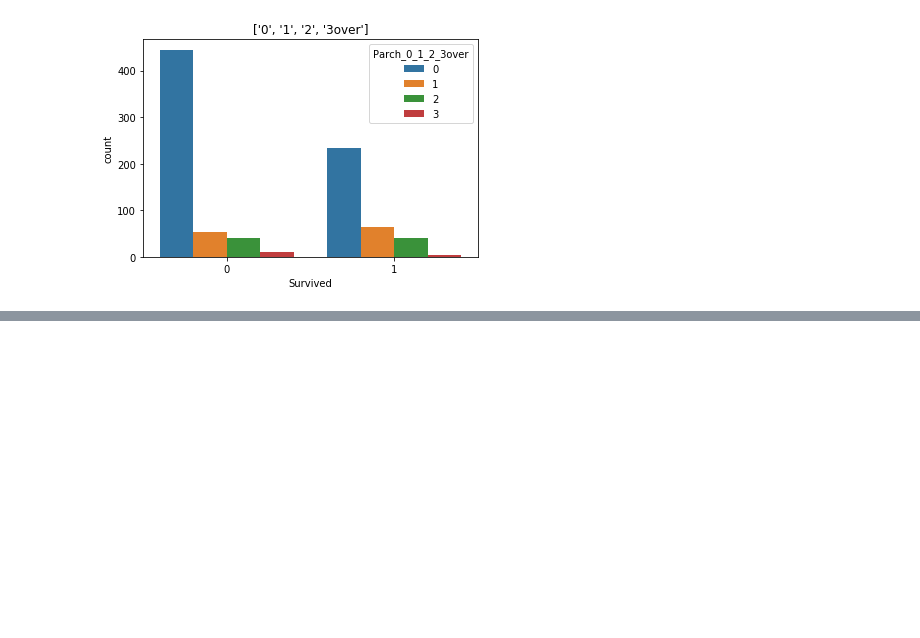
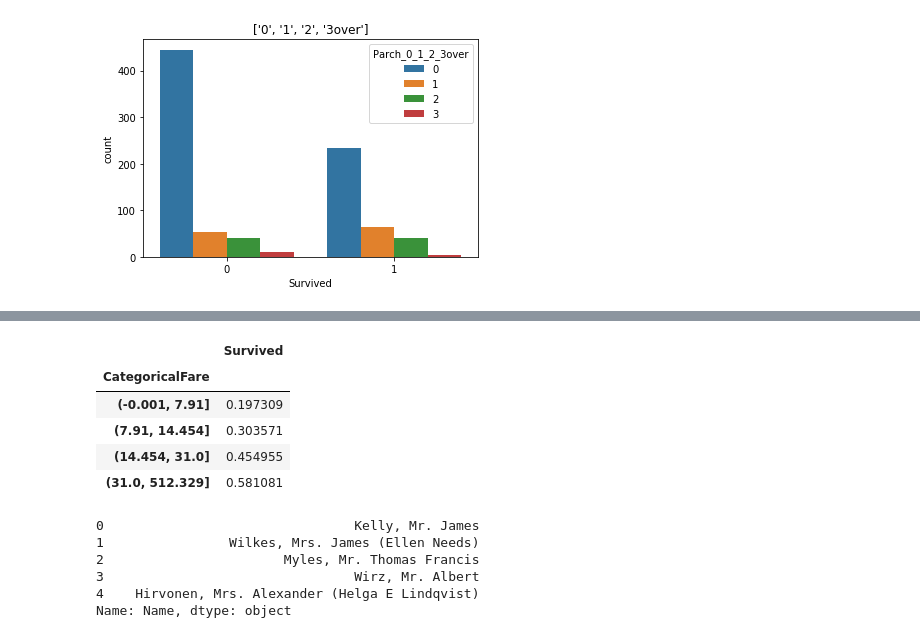
Before and after one commit to helloooooo/titanic-prac, a Jupyter notebook: second_submit.ipynb, the cells around one changed output, grey strips where cells are left out. Cells and saved outputs as stored; diff of their text form; code cells hidden in the pictures; blank space fills up the shorter version.

```diff
--- a/second_submit.ipynb
+++ b/second_submit.ipynb
@@ -302,0 +319,20 @@ df_train[['Survived','Parch_0_1_2_3over']].groupby('Parch_0_1_2_3over').mean()
+# %%
+df_train['CategoricalFare'] = pd.qcut(df_train['Fare'],4)
+# %%
+df_train[['CategoricalFare','Survived']].groupby(['CategoricalFare']).mean()
+# %% [output]
+|  | Survived |
+| CategoricalFare |  |
+| (-0.001, 7.91] | 0.197309 |
+| (7.91, 14.454] | 0.303571 |
+| (14.454, 31.0] | 0.454955 |
+| (31.0, 512.329] | 0.581081 |
+# %%
+df_test['Name'][0:5]
+# %% [output]
+0                                Kelly, Mr. James
+1                Wilkes, Mrs. James (Ellen Needs)
+2                       Myles, Mr. Thomas Francis
+3                                Wirz, Mr. Albert
+4    Hirvonen, Mrs. Alexander (Helga E Lindqvist)
+Name: Name, dtype: object
```
Also changed, not shown: parts of 7 cells of this notebook, 1 other file.
